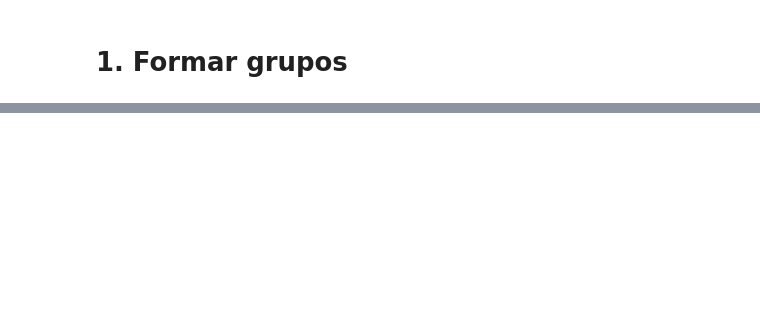
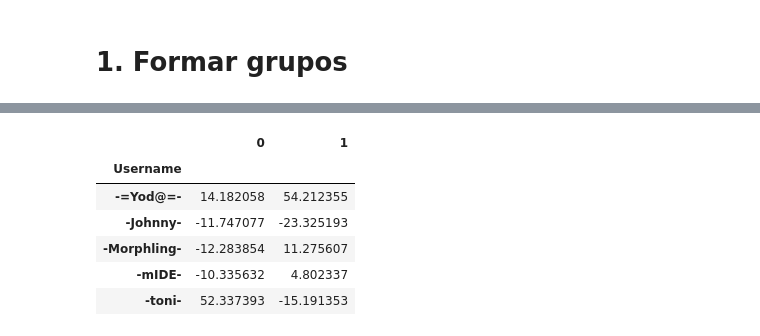
Before and after one commit to mglambert/RecSysProject, a Jupyter notebook: notebooks/preprocessing3.ipynb, the cells around one changed output, grey strips where cells are left out. Drawn from its saved outputs; the diff is of its cells as text; code cells hidden in the pictures; blank space fills up the shorter version.

```diff
--- a/notebooks/preprocessing3.ipynb
+++ b/notebooks/preprocessing3.ipynb
@@ -46,0 +47,11 @@ len(users)
+# %%
+df_pivot = pd.DataFrame(proj, index=df_pivot.index)
+df_pivot.head()
+# %% [output]
+|  | 0 | 1 |
+| Username |  |  |
+| -=Yod@=- | 14.182058 | 54.212355 |
+| -Johnny- | -11.747077 | -23.325193 |
+| -Morphling- | -12.283854 | 11.275607 |
+| -mIDE- | -10.335632 | 4.802337 |
+| -toni- | 52.337393 | -15.191353 |
```
Also changed, not shown: parts of 14 cells of this notebook, 2 other files.
